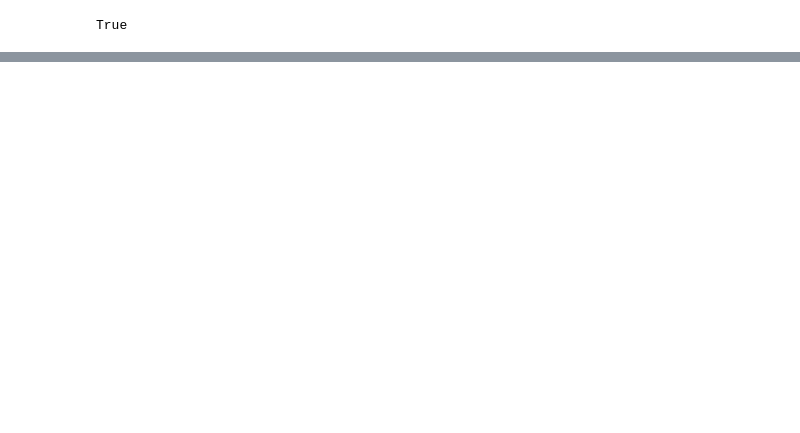
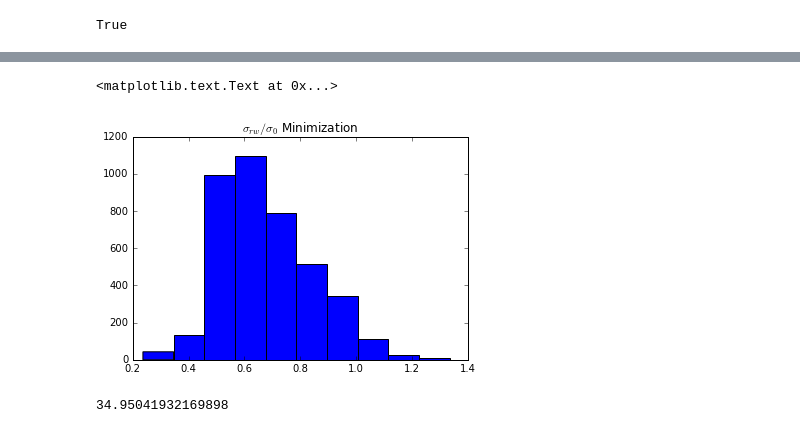
Before and after one commit to scarrazza/reweighting, a Jupyter notebook: RW.ipynb, the cells around one changed output, grey strips where cells are left out. Cells and saved outputs as stored; diff of their text form; code cells hidden in the pictures; blank space fills up the shorter version.

```diff
--- a/RW.ipynb
+++ b/RW.ipynb
@@ -268,0 +216,18 @@ interact(show_sol, penalty=(0,80000))
+# %%
+w = get_min_weights(0)
+#w = nw
+avg = np.average(predictions, weights=w, axis=0)
+var = np.average((predictions - avg)**2, weights=w, axis=0)
+rwstd = np.sqrt(var)
+origstd = np.std(predictions, axis=0)
+ratio = rwstd/origstd
+plt.hist(ratio)
+plt.title(r'$\sigma_{rw}/\sigma_0$ Minimization')
+# %% [output]
+<matplotlib.text.Text at 0x...>
+[figure, added]
+# %%
+w = get_min_weights(0.0107)
+effective_number_of_replicas(w)
+# %% [output]
+34.95041932169898
```
Also changed, not shown: parts of 34 cells of this notebook.
